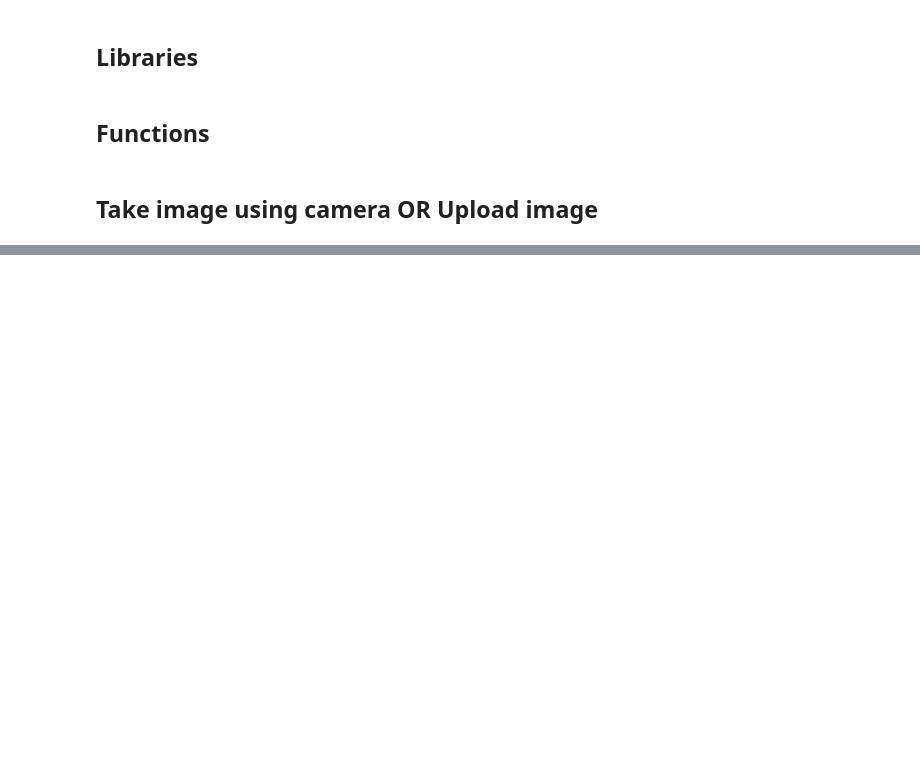
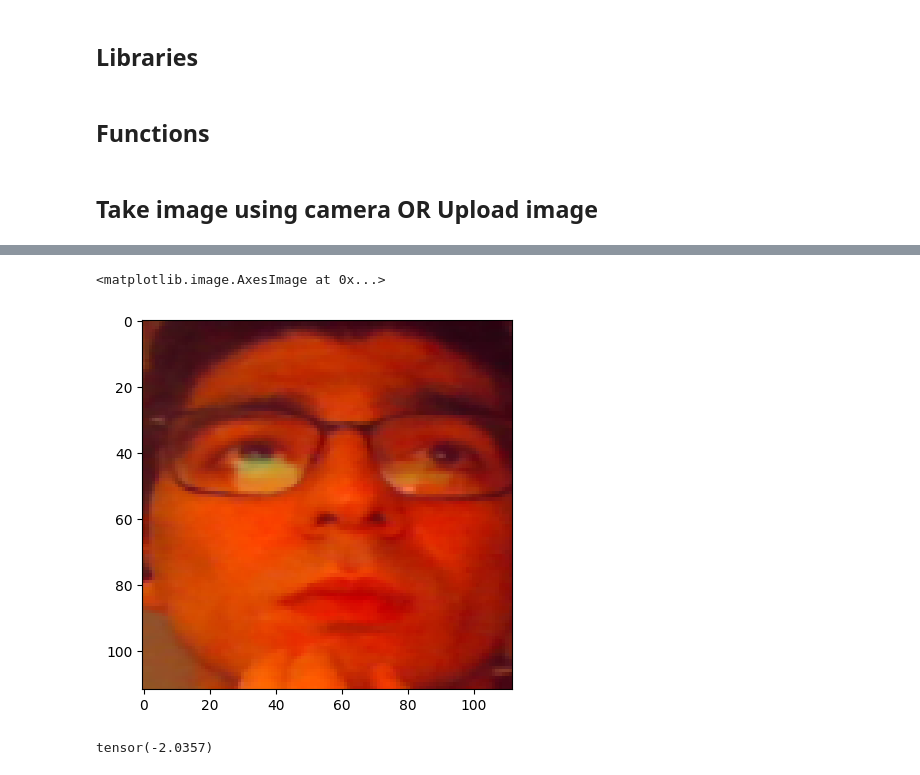
Before and after one commit to IoannisDem/small_face_recognition_trcking, a Jupyter notebook: notebooks/finetuing-models.ipynb, the cells around one changed output, grey strips where cells are left out. Cells and saved outputs as stored; diff of their text form; code cells hidden in the pictures; blank space fills up the shorter version.

```diff
--- a/notebooks/finetuing-models.ipynb
+++ b/notebooks/finetuing-models.ipynb
@@ -27 +38,25 @@ frame = extract_face()
 Photo taken!
+# %%
+device = torch.device('cuda:0' if torch.cuda.is_available() else 'cpu')
+# %%
+mtcnn = MTCNN(
+    image_size=112,
+    margin=0,
+    min_face_size=20,
+    thresholds=[0.6, 0.7, 0.7],
+    factor=0.709,
+    post_process=False,
+    device=device
+)
+# %%
+transform = transforms.Compose([
+            transforms.Resize((112, 112)),
+            transforms.ToTensor(),
+        ])
+# %%
+images= detect_crop_image(frame=frame, model=mtcnn, transform=transform, device=device)
+# %%
+plt.imshow(images[0].detach().cpu().permute(1,2,0))
+# %% [output]
+<matplotlib.image.AxesImage at 0x...>
+[figure, added]
@@ -27,0 +78,4 @@ Photo taken!
+# %%
+torch.min(i)
+# %% [output]
+tensor(-2.0357)
```
Also changed, not shown: parts of 9 cells of this notebook, 1 other file.
